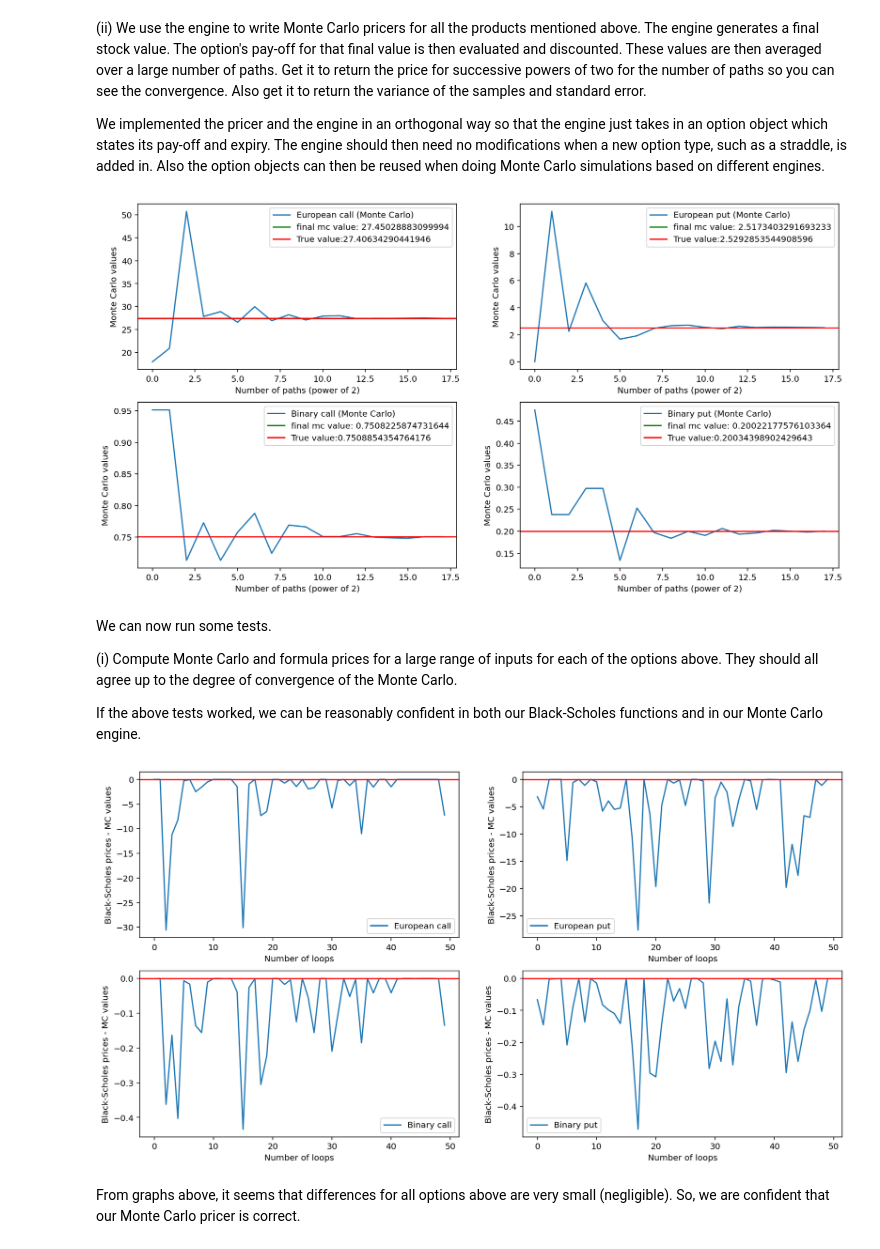
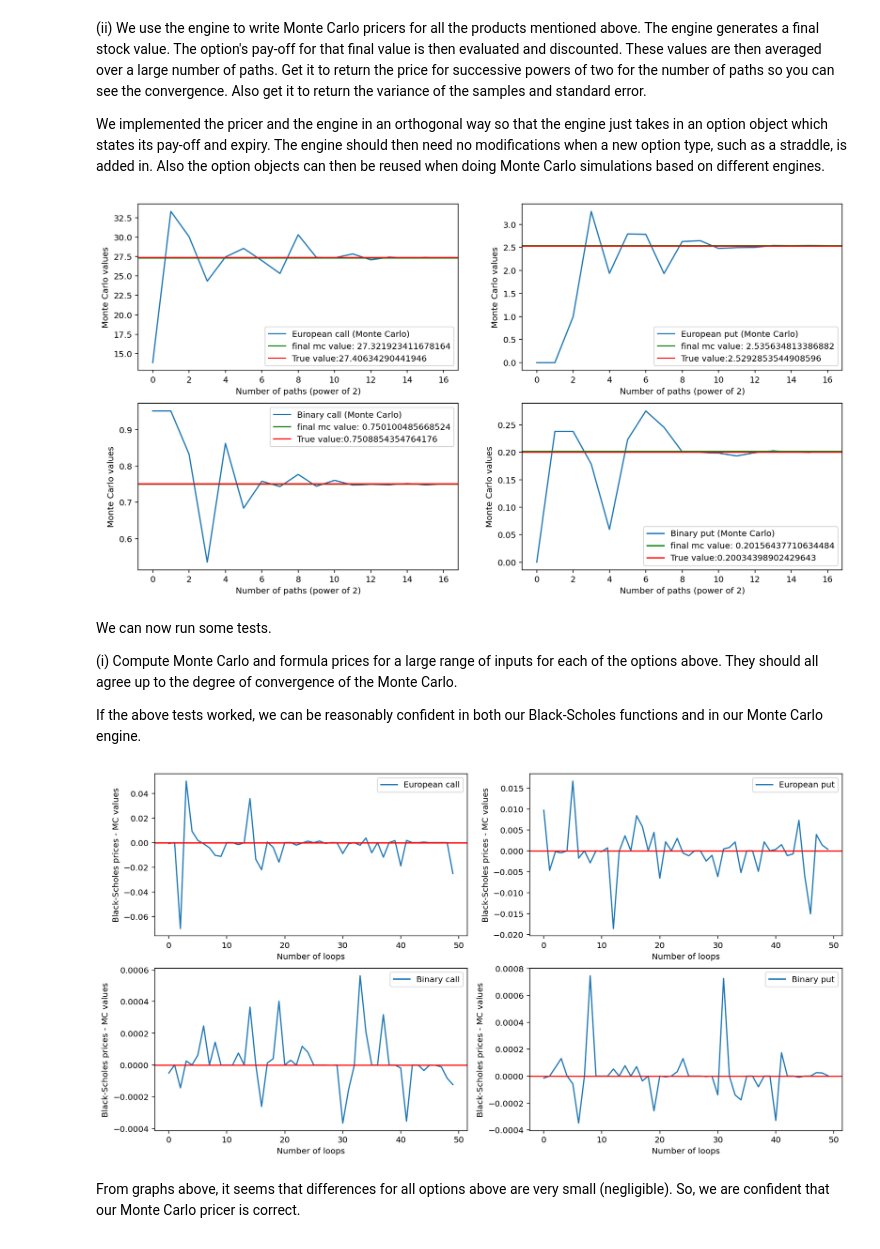
Before and after one commit to hongwai1920/Implement-Option-Pricing-Model-using-Python, a Jupyter notebook: 1. Pricing of vanilla options in the Black-Scholes world and Monte Carlo Simulation.ipynb, the cells around one changed output. Drawn from its saved outputs; the diff is of its cells as text; code cells hidden in the pictures.

```diff
--- a/1. Pricing of vanilla options in the Black-Scholes world and Monte Carlo Simulation.ipynb
+++ b/1. Pricing of vanilla options in the Black-Scholes world and Monte Carlo Simulation.ipynb
@@ -239,7 +239,7 @@ def GBM_fd(S0, K, r, d, sigma, T, num_steps = 50, num_paths = 1, plot = False, s
 
     return S_path[-1]
 # %%
-def monte_carlo(r, T, payoff, num_paths):
+def monte_carlo(payoff, num_paths):
     '''
     Monte Carlo method:
     1. Average all payoffs at time T
@@ -248,8 +248,6 @@ def monte_carlo(r, T, payoff, num_paths):
     inputs:
     ===========
 
-    r: risk-free interest rate
-    T: time to maturity
     payoff: numpy array of payoffs
     num_paths: number of paths (integer)
 
@@ -287,14 +285,14 @@ def black_scholes_monte_carlo_pricer(option_type, S0, K, r, d, sigma, T, num_ste
     if not full_list:
         ST = GBM_fd(S0, K, r, d, sigma, T, num_steps, 2**num_paths, False, seed)
         payoff = np.exp(- r * T) * PayOff(option_type, K)(ST)
-        return monte_carlo(r, T, payoff, 2**num_paths)
+        return monte_carlo(payoff, 2**num_paths)
 
     mc = [0] * num_paths
 
     for num_path in range(1, num_paths + 1):
         ST = GBM_fd(S0, K, r, d, sigma, T, num_steps, 2**num_path, False, seed)
         payoff = np.exp(- r * T) * PayOff(option_type, K)(ST)
-        mc[num_path - 1] = monte_carlo(r, T, payoff, 2**num_path)
+        mc[num_path - 1] = monte_carlo(payoff, 2**num_path)
 
     return mc
 # %% [markdown]
@@ -729,7 +727,7 @@ opt = Option(S0, K, r, d, sigma, T)
 BS = [opt.european_call(), opt.european_put(), opt.binary_call(face_value), opt.binary_put(face_value)]
 
 
-num_paths = 18
+num_paths = 17
 num_steps = 100
 
 mc_values = {}
@@ -747,7 +745,7 @@ for i, option in enumerate(option_types):
     ax[i//2, i%2].set_ylabel('Monte Carlo values')
     ax[i//2, i%2].legend()
 # %% [output]
-[figure, old version]
+[figure, new version]
 # %% [markdown]
 We can now run some tests.
 
@@ -777,36 +775,36 @@ for i in range(loop):
     S0 = randint(1,100)
     K = randint(1,100)
     r = random()
     d = random()
     sigma = random()
     T = random()
 
     c = Option(S0, K, r, d, sigma, T).european_call()
     p = Option(S0, K, r, d, sigma, T).european_put()
     b_c = Option(S0, K, r, d, sigma, T).binary_call(face_value)
     b_p = Option(S0, K, r, d, sigma, T).binary_put(face_value)
 
     bs = [c, p, b_c, b_p]
 
     for j, option_type in enumerate(option_types):
         mc[option_type] = [0] * (num_paths -1 )
 
         for num_path in range(1, num_paths):
             ST = GBM_formula(S0, K, r, d, sigma, T, 2**num_path)
-            payoff = PayOff(option_type, K)(ST)
-            mc[option_type][num_path - 1] = monte_carlo(r, T, payoff, 2**num_path)
+            payoff = np.exp(- r * T) * PayOff(option_type, K)(ST)
+            mc[option_type][num_path - 1] = monte_carlo(payoff, 2**num_path)
 
         diff[option_type][i] = bs[j] - mc[option_type][-1]
 
 
 for k, option_type in enumerate(option_types):
     ax[k//2,k%2].plot(diff[option_type], label = option_type)
     ax[k//2,k%2].axhline(0, c = 'r')
     ax[k//2,k%2].set_xlabel('Number of loops')
     ax[k//2,k%2].set_ylabel('Black-Scholes prices - MC values')
     ax[k//2,k%2].legend()
 # %% [output]
-[figure, old version]
+[figure, new version]
 # %% [markdown]
 From graphs above, it seems that differences for all options above are very small (negligible).
 So, we are confident that our Monte Carlo pricer is correct.
```
Also changed, not shown: parts of 2 cells of this notebook.
